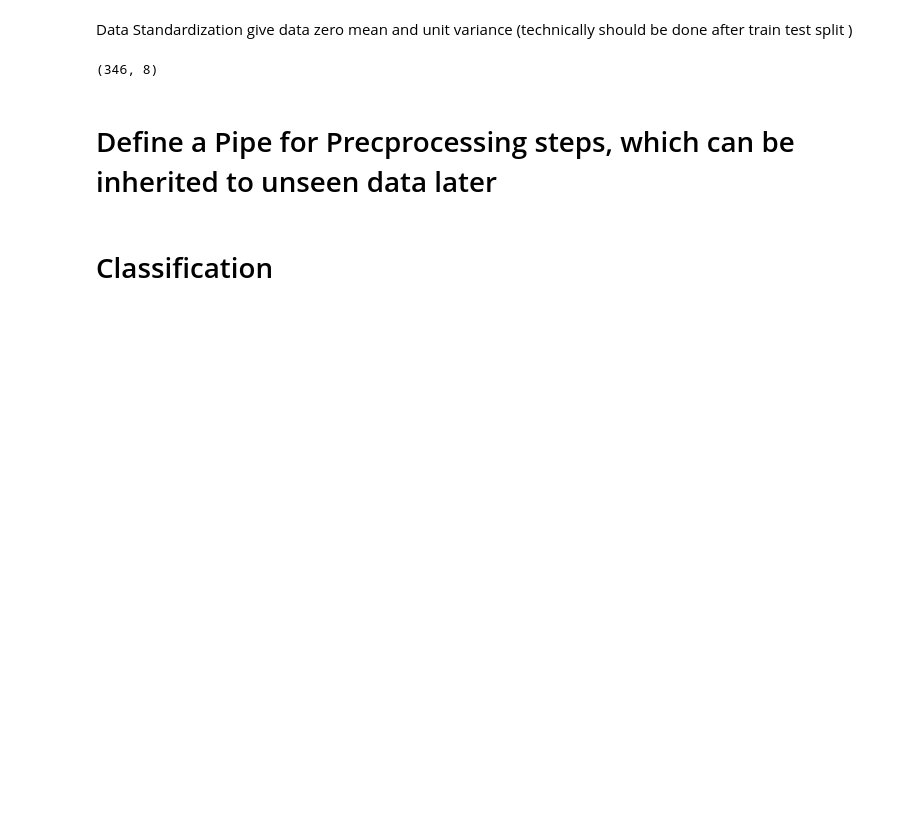
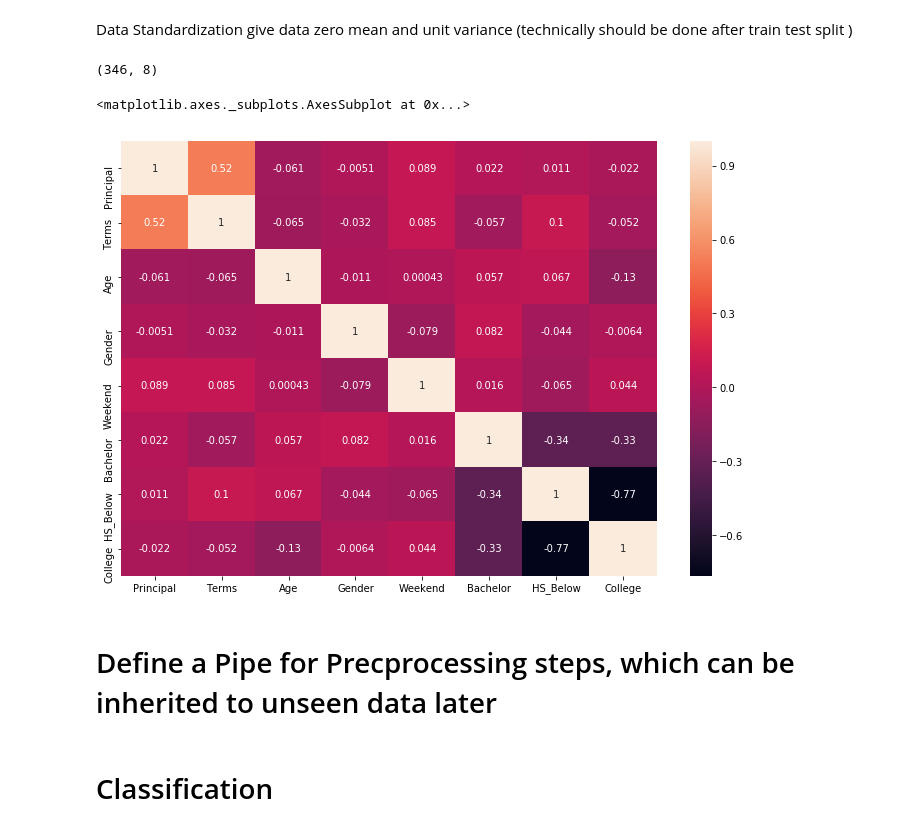
Before and after one commit to vishal11582285/coursera-capstone-ibm-datascience, a Jupyter notebook: CognitiveClassNB.ipynb, the cells around one changed output. Cells and saved outputs as stored; diff of their text form; code cells hidden in the pictures; blank space fills up the shorter version.

```diff
--- a/CognitiveClassNB.ipynb
+++ b/CognitiveClassNB.ipynb
@@ -266,6 +248,15 @@ y = pd.Series(y)
 X.columns = ['Principal', 'Terms', 'Age', 'Gender', 'Weekend', 'Bachelor',
        'HS_Below', 'College']
 y = y.replace({'PAIDOFF':1, 'COLLECTION':0})
+# %%
+#Lets check for any correlation in factors
+plt.figure(figsize=(12,8))
+sns.heatmap(X.corr(), annot=True)
+
+#Our parameters do not suffer from excess correlation, we can conclude that they are fairly independant of each other and move ahead.
+# %% [output]
+<matplotlib.axes._subplots.AxesSubplot at 0x...>
+[figure, added]
 # %% [markdown]
 # Define a Pipe for Precprocessing steps, which can be inherited to unseen data later
 # %%
```
Also changed, not shown: parts of 16 cells of this notebook.
